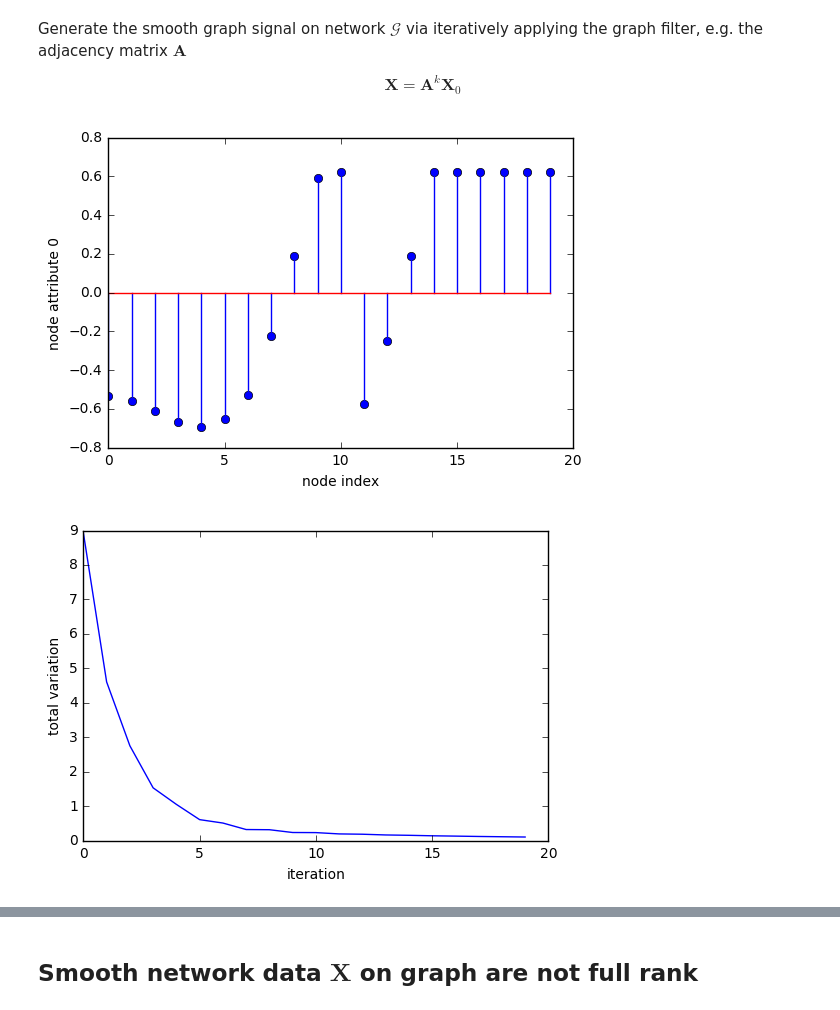
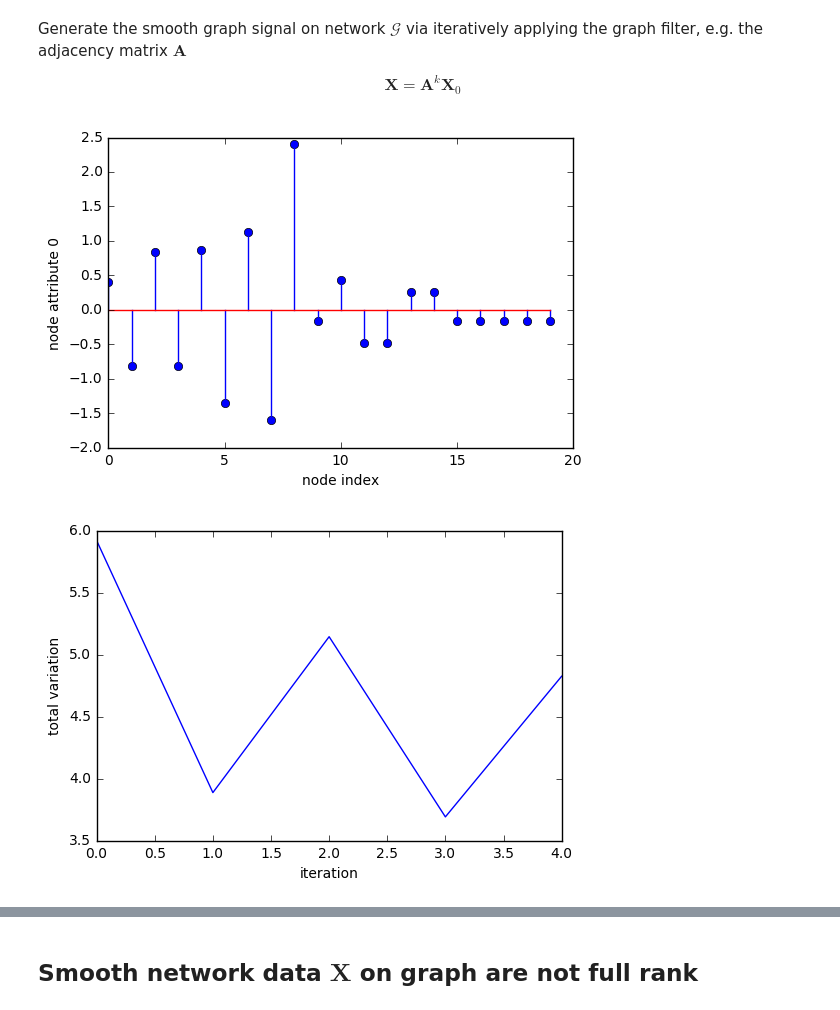
Before and after one commit to TianpeiLuke/LatNet, a Jupyter notebook: src/30012017_01.ipynb, the cells around one changed output, grey strips where cells are left out. Cells and saved outputs as stored; diff of their text form; code cells hidden in the pictures.

```diff
--- a/src/30012017_01.ipynb
+++ b/src/30012017_01.ipynb
@@ -15,7 +15,7 @@ from time import strftime, gmtime
 # %%
 from latent_signal_network import latent_signal_network as lsn
 # %%
-savefigure = True
+savefigure = False
 seed = 1000
 choice = 'tree'
 d = 10
@@ -66,17 +66,17 @@ Generate the smooth graph signal on network $\mathcal{G}$ via iteratively applyi
 
 $$  \mathbf{X} = \mathbf{A}^{k}\mathbf{X}_{0}    $$
 # %%
-Tmax = 20
-G0_node, X0, hist_tv = LSN.smooth_gsignal_generate(G0, T=Tmax, sigma=5, alpha=0.2, overwrite=True)
+Tmax = 5
+G0_node, X0, hist_tv = LSN.smooth_gsignal_generate(G0, T=Tmax, sigma=5, alpha=0, overwrite=True)
 fig1 = plt.figure(1)
 plt.stem(np.arange(X0.shape[0]),X0[:,0])
 plt.xlabel('node index')
 plt.ylabel('node attribute 0')
 plt.show()
 filename = "../figures/"+strftime("%d%m%Y_%H%M%S", gmtime()) + "_node_fea0.eps"
 if savefigure : fig1.savefig(filename)
 # %% [output]
-[figure, old version]
+[figure, new version]
 # %%
 fig2 = plt.figure(2)
 plt.plot(np.arange(Tmax), hist_tv, 'b')
@@ -85,7 +85,7 @@ plt.ylabel('total variation')
 filename = "../figures/"+strftime("%d%m%Y_%H%M%S", gmtime()) + "_tv.eps"
 if savefigure : fig2.savefig(filename)
 # %% [output]
-[figure, old version]
+[figure, new version]
 # %%
 if choice == 'newman' or choice == 'tree':
     pos=nx.circular_layout(G0, dim=2, scale=1.0, center=None)
```
Also changed, not shown: parts of 15 cells of this notebook, 2 other files.
